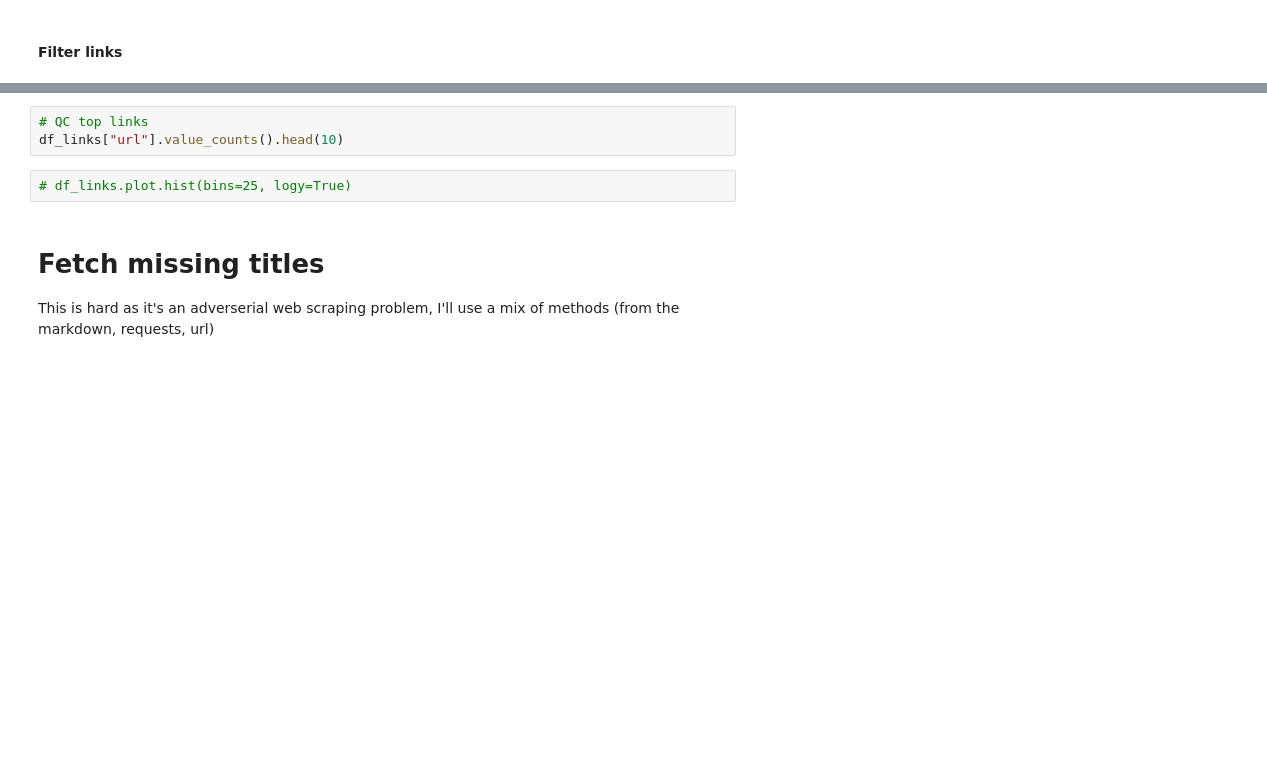
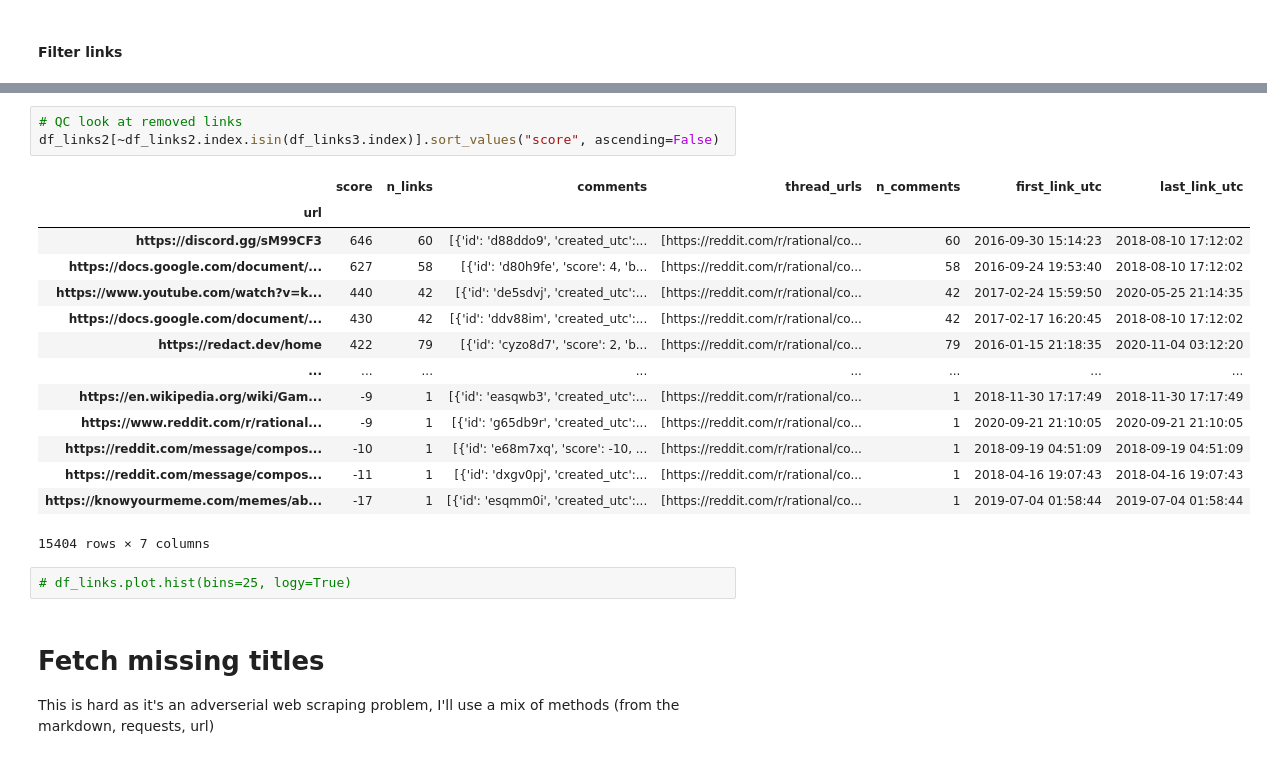
Before and after one commit to wassname/scrape_r_rational, a Jupyter notebook: nbs/mjc_004_process.ipynb, the cells around one changed output, grey strips where cells are left out. Cells and saved outputs as stored; diff of their text form; blank space fills up the shorter version.

```diff
--- a/nbs/mjc_004_process.ipynb
+++ b/nbs/mjc_004_process.ipynb
@@ -328,6 +410,21 @@ AttributeError: Can only use .str accessor with string values!
-# %%
-# QC top links
-df_links["url"].value_counts().head(10)
+# %%
+# QC look at removed links
+df_links2[~df_links2.index.isin(df_links3.index)].sort_values("score", ascending=False)
+# %% [output]
+|  | score | n_links | comments | thread_urls | n_comments | first_link_utc | last_link_utc |
+| url |  |  |  |  |  |  |  |
+| https://discord.gg/sM99CF3 | 646 | 60 | [{'id': 'd88ddo9', 'created_utc':... | [https://reddit.com/r/rational/co... | 60 | 2016-09-30 15:14:23 | 2018-08-10 17:12:02 |
+| https://docs.google.com/document/... | 627 | 58 | [{'id': 'd80h9fe', 'score': 4, 'b... | [https://reddit.com/r/rational/co... | 58 | 2016-09-24 19:53:40 | 2018-08-10 17:12:02 |
+| https://www.youtube.com/watch?v=k... | 440 | 42 | [{'id': 'de5sdvj', 'created_utc':... | [https://reddit.com/r/rational/co... | 42 | 2017-02-24 15:59:50 | 2020-05-25 21:14:35 |
+| https://docs.google.com/document/... | 430 | 42 | [{'id': 'ddv88im', 'created_utc':... | [https://reddit.com/r/rational/co... | 42 | 2017-02-17 16:20:45 | 2018-08-10 17:12:02 |
+| https://redact.dev/home | 422 | 79 | [{'id': 'cyzo8d7', 'score': 2, 'b... | [https://reddit.com/r/rational/co... | 79 | 2016-01-15 21:18:35 | 2020-11-04 03:12:20 |
+| ... | ... | ... | ... | ... | ... | ... | ... |
+| https://en.wikipedia.org/wiki/Gam... | -9 | 1 | [{'id': 'easqwb3', 'created_utc':... | [https://reddit.com/r/rational/co... | 1 | 2018-11-30 17:17:49 | 2018-11-30 17:17:49 |
+| https://www.reddit.com/r/rational... | -9 | 1 | [{'id': 'g65db9r', 'created_utc':... | [https://reddit.com/r/rational/co... | 1 | 2020-09-21 21:10:05 | 2020-09-21 21:10:05 |
+| https://reddit.com/message/compos... | -10 | 1 | [{'id': 'e68m7xq', 'score': -10, ... | [https://reddit.com/r/rational/co... | 1 | 2018-09-19 04:51:09 | 2018-09-19 04:51:09 |
+| https://reddit.com/message/compos... | -11 | 1 | [{'id': 'dxgv0pj', 'created_utc':... | [https://reddit.com/r/rational/co... | 1 | 2018-04-16 19:07:43 | 2018-04-16 19:07:43 |
+| https://knowyourmeme.com/memes/ab... | -17 | 1 | [{'id': 'esqmm0i', 'created_utc':... | [https://reddit.com/r/rational/co... | 1 | 2019-07-04 01:58:44 | 2019-07-04 01:58:44 |
+15404 rows × 7 columns
 # %%
 # df_links.plot.hist(bins=25, logy=True)
 # %% [markdown]
```
Also changed, not shown: parts of 35 cells of this notebook, 3 other files.
